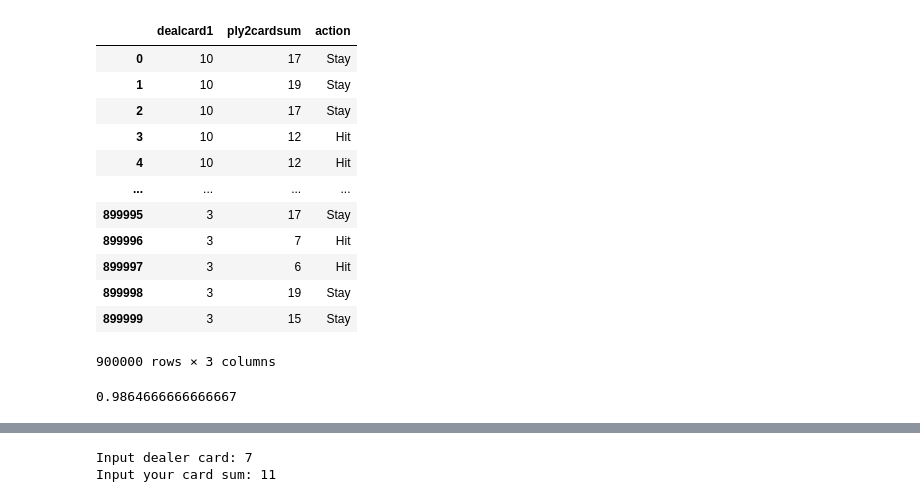
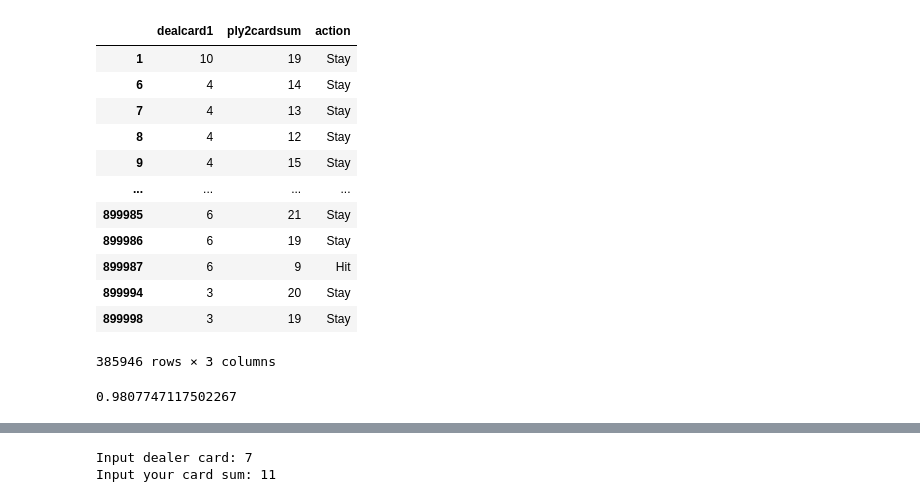
Before and after one commit to MaximKabaev/BlackJack-ML, a Jupyter notebook: Untitled.ipynb, the cells around one changed output, grey strips where cells are left out. Cells and saved outputs as stored; diff of their text form; code cells hidden in the pictures.

```diff
--- a/Untitled.ipynb
+++ b/Untitled.ipynb
@@ -4,56 +4,46 @@ from sklearn.tree import DecisionTreeClassifier
 from sklearn.model_selection import train_test_split
 from sklearn.metrics import accuracy_score
 
 raw_bj_dataset = pd.read_csv('datasets/blkjckhands.csv')
 
 
 # raw_bj_dataset = raw_bj_dataset[:20]
 
 # n = 900000
 # action_row = [[] for _ in range(n)]
 action_row = []
 rows_to_del = []
 # raw_bj_dataset
 
 raw_bj_dataset['action'] = raw_bj_dataset['card1']
 
 updated = (raw_bj_dataset['ply2cardsum'] != raw_bj_dataset['sumofcards'])
 raw_bj_dataset.loc[updated, 'action'] = 'Hit'
 
 updated = (raw_bj_dataset['ply2cardsum'] == raw_bj_dataset['sumofcards'])
 raw_bj_dataset.loc[updated, 'action'] = 'Stay'
 
-df = df[df.line_race != 0]
-
-# for index in range(0, 900000):
-#     if(raw_bj_dataset.at[index,'ply2cardsum'] != raw_bj_dataset.at[index,'sumofcards']):
-#         raw_bj_dataset.at[index,'action'] = "Hit"
-#     else:
-#         raw_bj_dataset.at[index,'action'] = "Stay"
-
-#     if(raw_bj_dataset.at[index,'winloss'] == "Loss"):
-#         rows_to_del.append(index)
-
+raw_bj_dataset = raw_bj_dataset[raw_bj_dataset.winloss == "Win"]
 
 bj_dataset = bj_dataset.drop(rows_to_del)
 bj_dataset = raw_bj_dataset.drop(columns=["Unnamed: 0", "PlayerNo", "card1", "card2", "card3", "card4", "card5", "sumofcards",
                                    "dealcard2", "dealcard3", "dealcard4", "dealcard5",
                                   "sumofdeal", "blkjck", "plybustbeat", "dlbustbeat", "plwinamt", "dlwinamt", "winloss"])
 bj_dataset
 # %% [output]
 |  | dealcard1 | ply2cardsum | action |
-| 0 | 10 | 17 | Stay |
 | 1 | 10 | 19 | Stay |
-| 2 | 10 | 17 | Stay |
-| 3 | 10 | 12 | Hit |
-| 4 | 10 | 12 | Hit |
+| 6 | 4 | 14 | Stay |
+| 7 | 4 | 13 | Stay |
+| 8 | 4 | 12 | Stay |
+| 9 | 4 | 15 | Stay |
 | ... | ... | ... | ... |
-| 899995 | 3 | 17 | Stay |
-| 899996 | 3 | 7 | Hit |
-| 899997 | 3 | 6 | Hit |
+| 899985 | 6 | 21 | Stay |
+| 899986 | 6 | 19 | Stay |
+| 899987 | 6 | 9 | Hit |
+| 899994 | 3 | 20 | Stay |
 | 899998 | 3 | 19 | Stay |
-| 899999 | 3 | 15 | Stay |
-900000 rows × 3 columns
+385946 rows × 3 columns
 # %%
 X = bj_dataset.drop(columns=["action"])
 y  = bj_dataset["action"]
@@ -67,4 +57,4 @@ predictions = model.predict(X_test)
 score = accuracy_score(y_test, predictions)
 score
 # %% [output]
-0.9864666666666667
+0.9807747117502267
```
Also changed, not shown: parts of 1 cell of this notebook.
